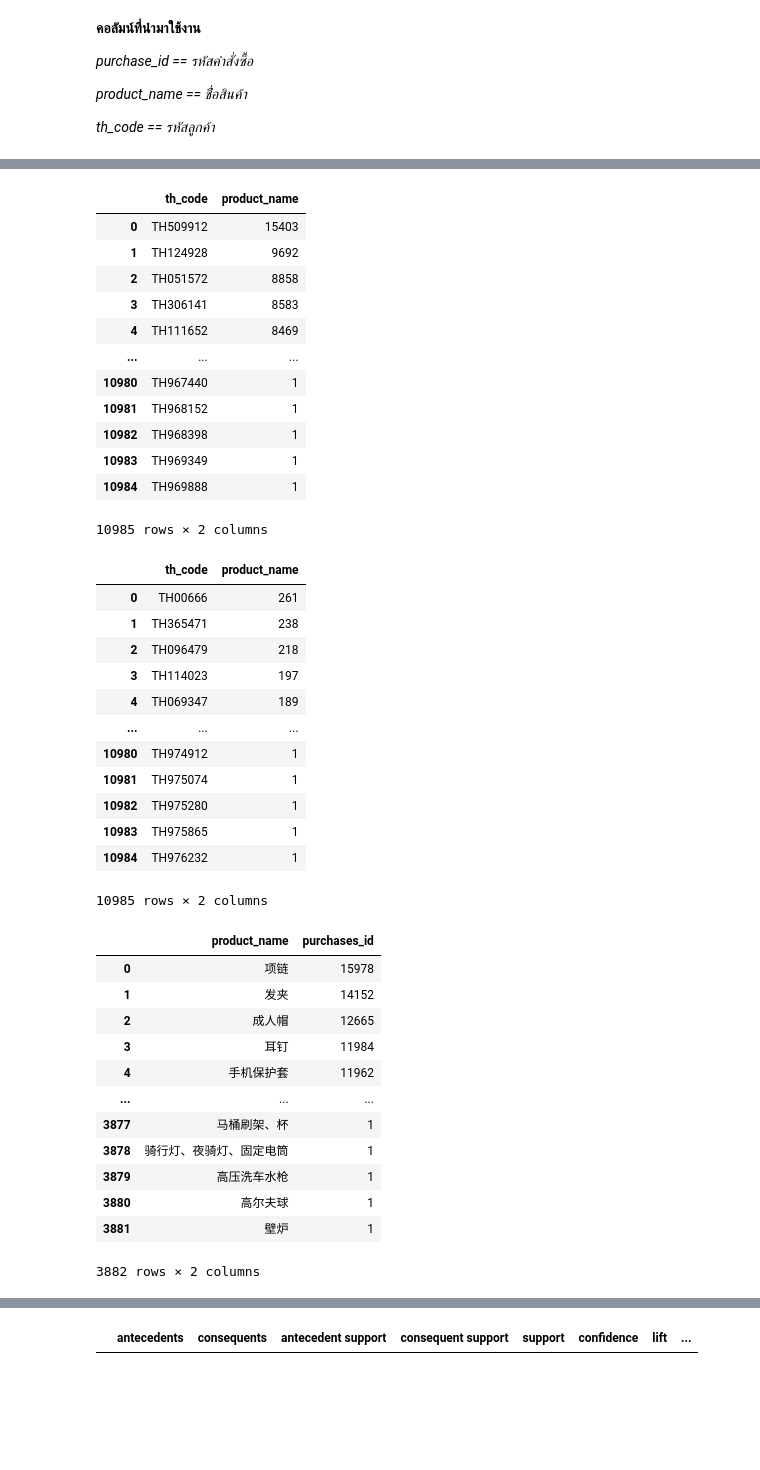
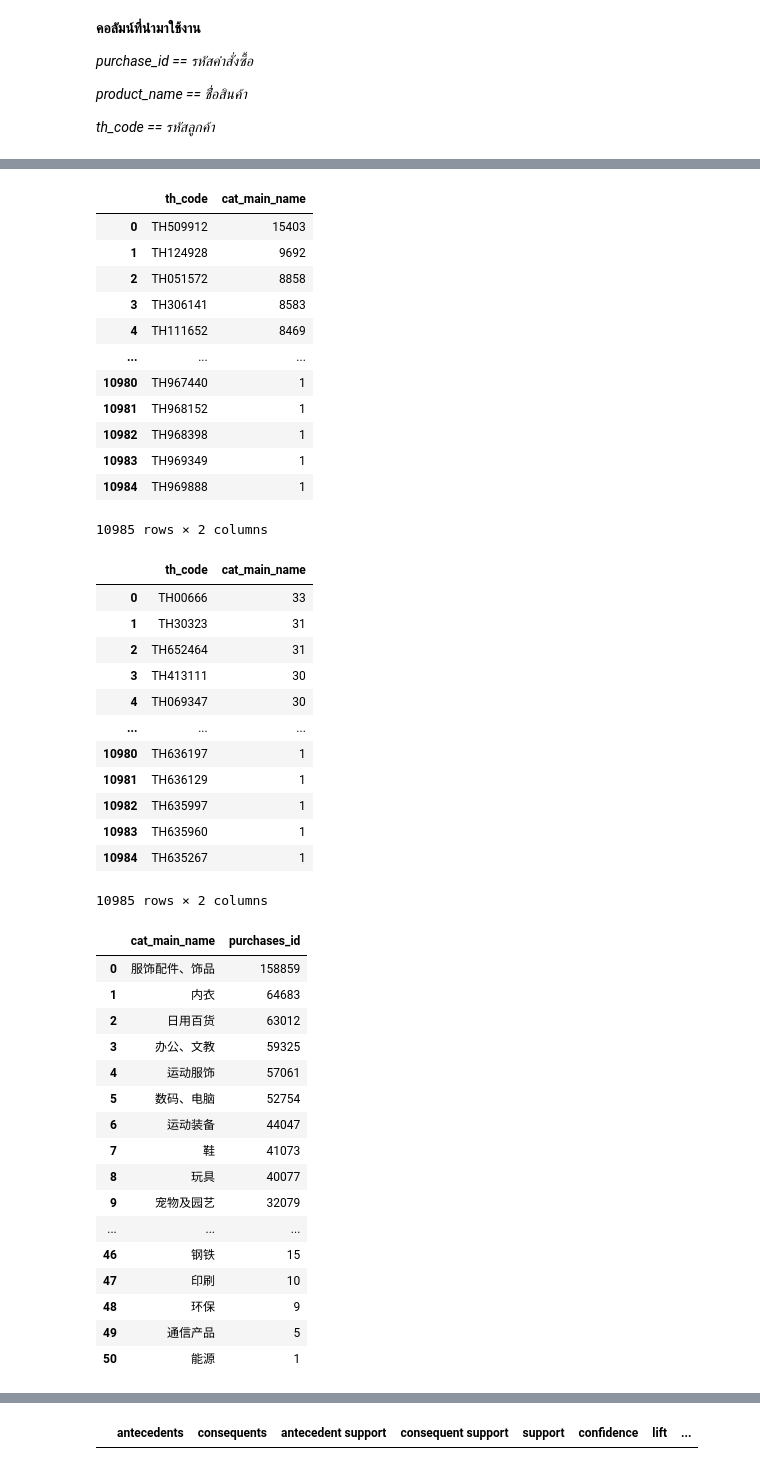
Before and after one commit to kittimaxz/Study, a Jupyter notebook: Test_Association_Rule_M01.ipynb, the cells around one changed output, grey strips where cells are left out. Cells and saved outputs as stored; diff of their text form; code cells hidden in the pictures; blank space fills up the shorter version.

```diff
--- a/Test_Association_Rule_M01.ipynb
+++ b/Test_Association_Rule_M01.ipynb
@@ -244,10 +245,10 @@ product_purchase.reset_index()
 174792 rows × 2 columns
 # %%
 # ลูกค้า 1 คนสั่งซื้อสินค้าไปกี่รายงาน
-th_code = dataset.groupby('th_code').count().sort_values(by=['product_name'],ascending=False)
-th_code.iloc[:,10:11].reset_index()
+th_code = dataset.groupby('th_code').count().sort_values(by=['cat_main_name'],ascending=False)
+th_code.iloc[:,12:13].reset_index()
 # %% [output]
-|  | th_code | product_name |
+|  | th_code | cat_main_name |
 | 0 | TH509912 | 15403 |
 | 1 | TH124928 | 9692 |
 | 2 | TH051572 | 8858 |
@@ -262,39 +263,43 @@ th_code.iloc[:,10:11].reset_index()
 10985 rows × 2 columns
 # %%
 #  ลูกค้า 1 คนสั่งซื้อสินค้าไปกี่รายงาน โดยที่สินค้าไม่ซ้ำ
-th_code_purchase = dataset.groupby('th_code')['product_name'].nunique().sort_values(ascending=False)
+th_code_purchase = dataset.groupby('th_code')['cat_main_name'].nunique().sort_values(ascending=False)
 th_code_purchase.reset_index()
 # %% [output]
-|  | th_code | product_name |
-| 0 | TH00666 | 261 |
-| 1 | TH365471 | 238 |
-| 2 | TH096479 | 218 |
-| 3 | TH114023 | 197 |
-| 4 | TH069347 | 189 |
+|  | th_code | cat_main_name |
+| 0 | TH00666 | 33 |
+| 1 | TH30323 | 31 |
+| 2 | TH652464 | 31 |
+| 3 | TH413111 | 30 |
+| 4 | TH069347 | 30 |
 | ... | ... | ... |
-| 10980 | TH974912 | 1 |
-| 10981 | TH975074 | 1 |
-| 10982 | TH975280 | 1 |
-| 10983 | TH975865 | 1 |
-| 10984 | TH976232 | 1 |
+| 10980 | TH636197 | 1 |
+| 10981 | TH636129 | 1 |
+| 10982 | TH635997 | 1 |
+| 10983 | TH635960 | 1 |
+| 10984 | TH635267 | 1 |
 10985 rows × 2 columns
 # %%
 # ลูกค้า 1 คนสั่งซื้อสินค้าไปกี่รายงาน
-products = dataset.groupby('product_name').count().sort_values(by=['purchases_id'],ascending=False)
+products = dataset.groupby('cat_main_name').count().sort_values(by=['purchases_id'],ascending=False)
 products = products.iloc[:,1:2].reset_index()
 products
 # %% [output]
-|  | product_name | purchases_id |
-| 0 | 项链 | 15978 |
-| 1 | 发夹 | 14152 |
-| 2 | 成人帽 | 12665 |
-| 3 | 耳钉 | 11984 |
-| 4 | 手机保护套 | 11962 |
+|  | cat_main_name | purchases_id |
+| 0 | 服饰配件、饰品 | 158859 |
+| 1 | 内衣 | 64683 |
+| 2 | 日用百货 | 63012 |
+| 3 | 办公、文教 | 59325 |
+| 4 | 运动服饰 | 57061 |
+| 5 | 数码、电脑 | 52754 |
+| 6 | 运动装备 | 44047 |
+| 7 | 鞋 | 41073 |
+| 8 | 玩具 | 40077 |
+| 9 | 宠物及园艺 | 32079 |
 | ... | ... | ... |
-| 3877 | 马桶刷架、杯 | 1 |
-| 3878 | 骑行灯、夜骑灯、固定电筒 | 1 |
-| 3879 | 高压洗车水枪 | 1 |
-| 3880 | 高尔夫球 | 1 |
-| 3881 | 壁炉 | 1 |
+| 46 | 钢铁 | 15 |
+| 47 | 印刷 | 10 |
+| 48 | 环保 | 9 |
+| 49 | 通信产品 | 5 |
+| 50 | 能源 | 1 |
-3882 rows × 2 columns
 # %%
```
Also changed, not shown: parts of 11 cells of this notebook.
